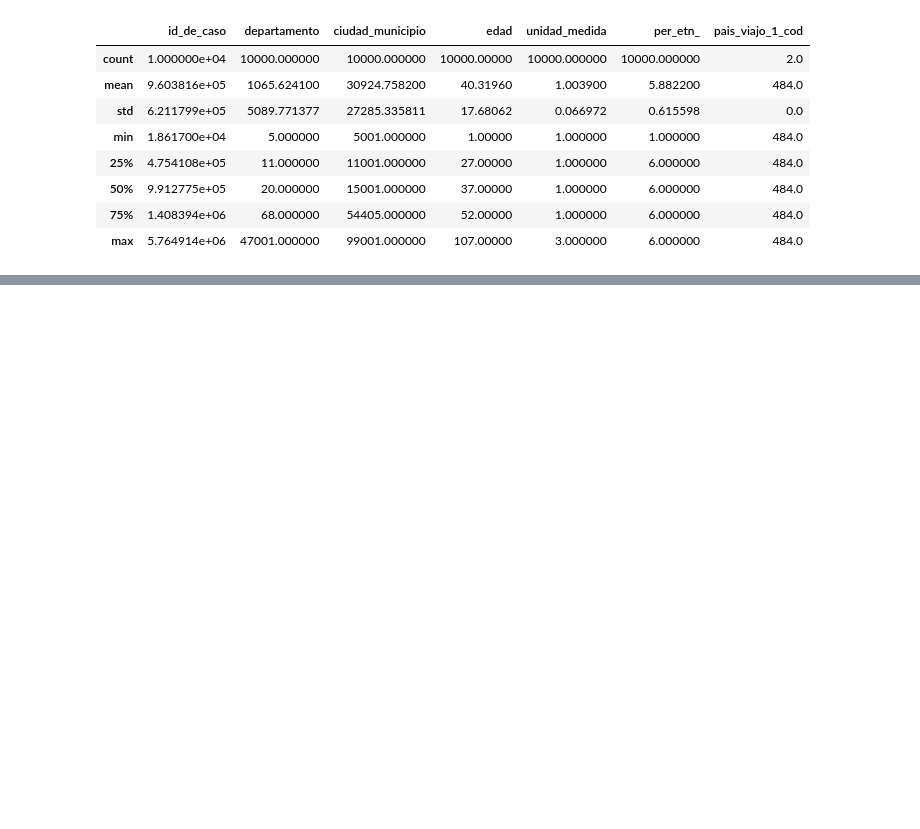
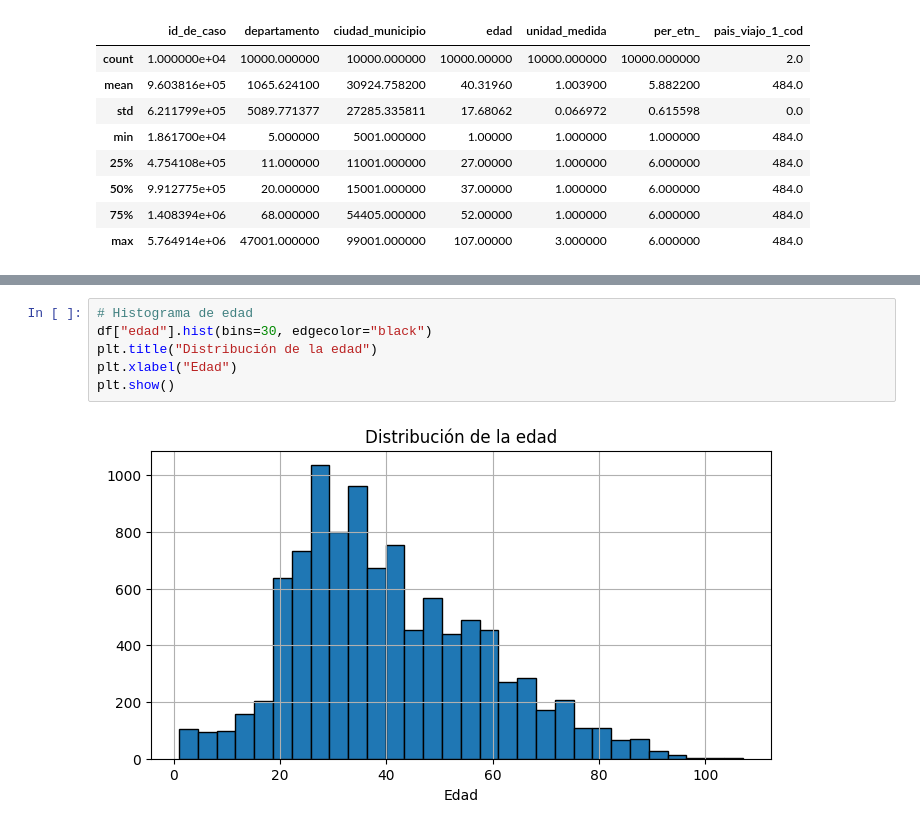
Before and after one commit to dannymateo/analisis-de-datos-parcial-2, a Jupyter notebook: Covid_19.ipynb, the cells around one changed output, grey strips where cells are left out. Saved outputs shown, nothing was run; the diff lists cells and outputs as text; blank space fills up the shorter version.

```diff
--- a/Covid_19.ipynb
+++ b/Covid_19.ipynb
@@ -60,0 +126,8 @@ df.describe()
+# %%
+# Histograma de edad
+df["edad"].hist(bins=30, edgecolor="black")
+plt.title("Distribución de la edad")
+plt.xlabel("Edad")
+plt.show()
+# %% [output]
+[figure, added]
```
Also changed, not shown: parts of 8 cells of this notebook.
